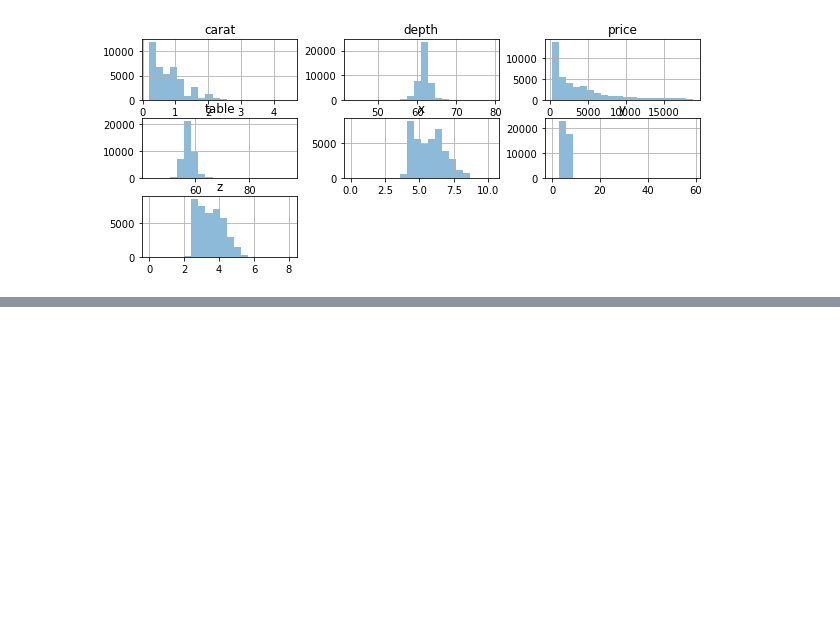
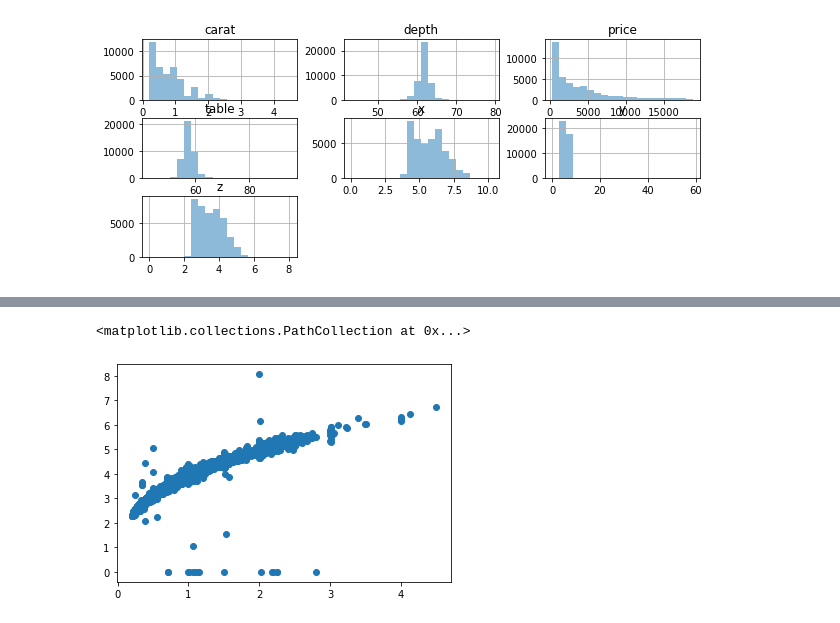
Before and after one commit to ChristianJavierMelo/EDA-visualization-with-Tableau, a Jupyter notebook: notebooks/test.ipynb, the cells around one changed output, grey strips where cells are left out. Drawn from its saved outputs; the diff is of its cells as text; code cells hidden in the pictures; blank space fills up the shorter version.

```diff
--- a/notebooks/test.ipynb
+++ b/notebooks/test.ipynb
@@ -270,0 +538,5 @@ array([[<matplotlib.axes._subplots.AxesSubplot object at 0x...>,
+# %%
+plt.scatter(diamonds['carat'], diamonds['z'])
+# %% [output]
+<matplotlib.collections.PathCollection at 0x...>
+[figure, added]
```
Also changed, not shown: parts of 66 cells of this notebook.
